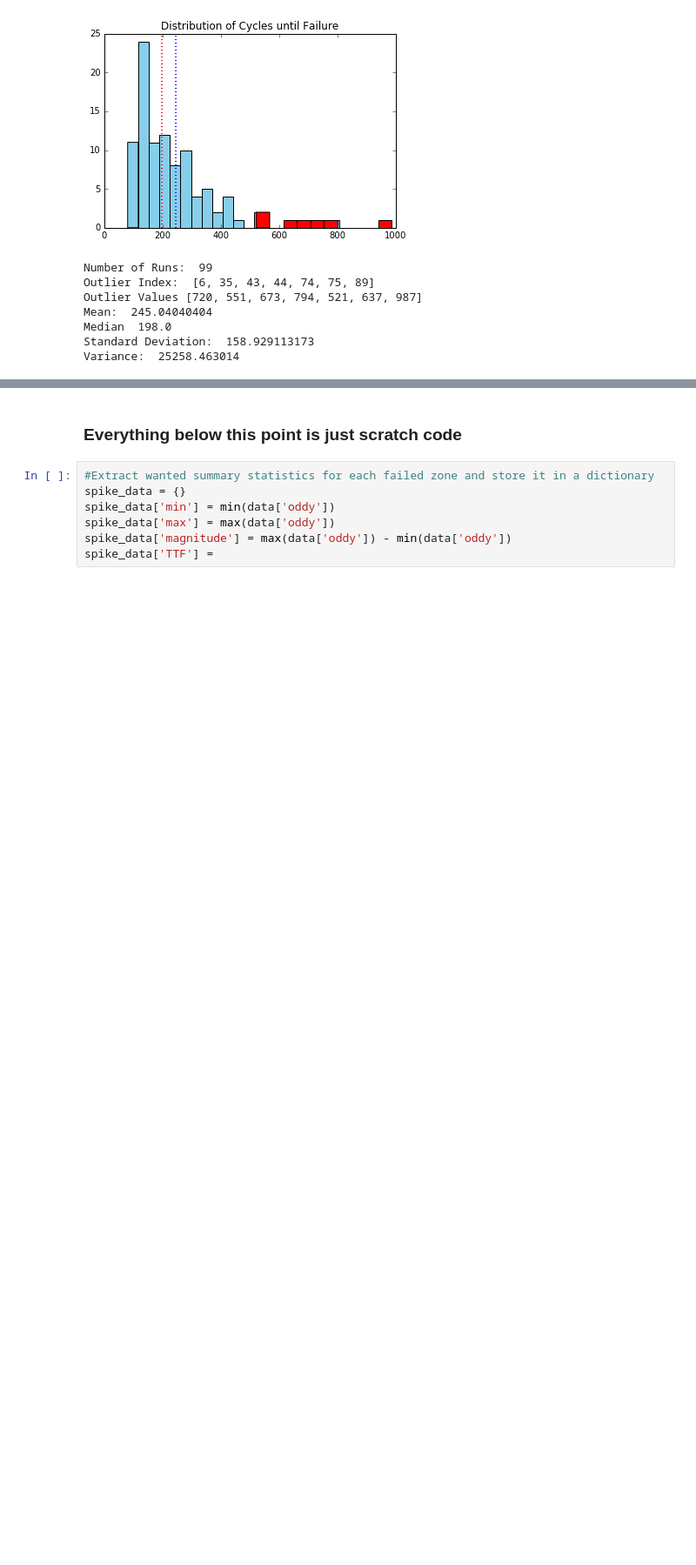
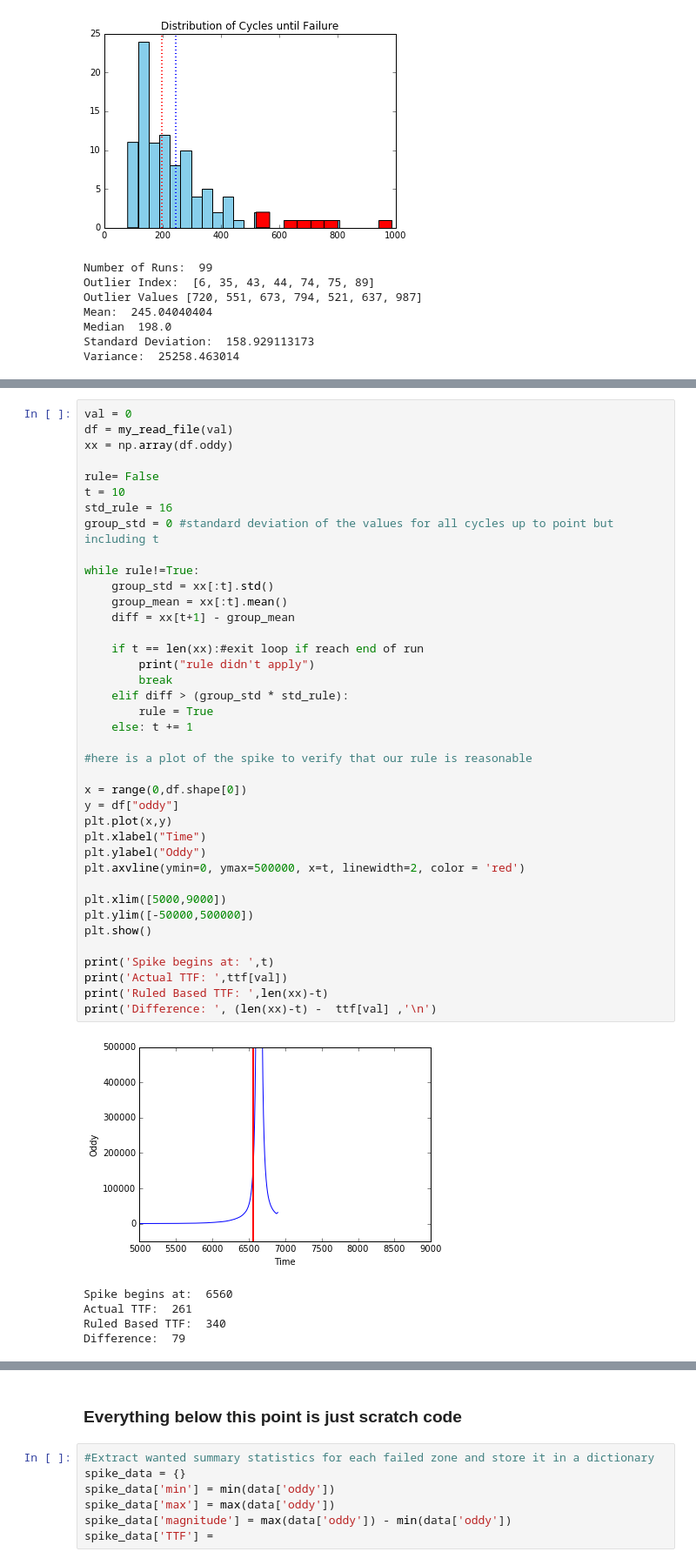
Before and after one commit to LLNL-Collaboration/BYU_Alkemi_2017, a Jupyter notebook: MattScripts/FZ1.ipynb, the cells around one changed output, grey strips where cells are left out. Shown: that part at 87% size. Cells and saved outputs as stored; diff of their text form; blank space fills up the shorter version.

Commit message:
std rule concept implemented

```diff
--- a/MattScripts/FZ1.ipynb
+++ b/MattScripts/FZ1.ipynb
@@ -61,0 +95,45 @@ Variance:  25258.463014
+# %%
+val = 0
+df = my_read_file(val)
+xx = np.array(df.oddy)
+
+rule= False
+t = 10
+std_rule = 16
+group_std = 0 #standard deviation of the values for all cycles up to point but including t
+
+while rule!=True:
+    group_std = xx[:t].std()
+    group_mean = xx[:t].mean()
+    diff = xx[t+1] - group_mean
+
+    if t == len(xx):#exit loop if reach end of run
+        print("rule didn't apply")
+        break
+    elif diff > (group_std * std_rule):
+        rule = True
+    else: t += 1
+
+#here is a plot of the spike to verify that our rule is reasonable
+
+x = range(0,df.shape[0])
+y = df["oddy"]
+plt.plot(x,y)
+plt.xlabel("Time")
+plt.ylabel("Oddy")
+plt.axvline(ymin=0, ymax=500000, x=t, linewidth=2, color = 'red')
+
+plt.xlim([5000,9000])
+plt.ylim([-50000,500000])
+plt.show()
+
+print('Spike begins at: ',t)
+print('Actual TTF: ',ttf[val])
+print('Ruled Based TTF: ',len(xx)-t)
+print('Difference: ', (len(xx)-t) -  ttf[val] ,'\n')
+# %% [output]
+[figure, added]
+Spike begins at:  6560
+Actual TTF:  261
+Ruled Based TTF:  340
+Difference:  79
```
Also changed, not shown: parts of 14 cells of this notebook.
